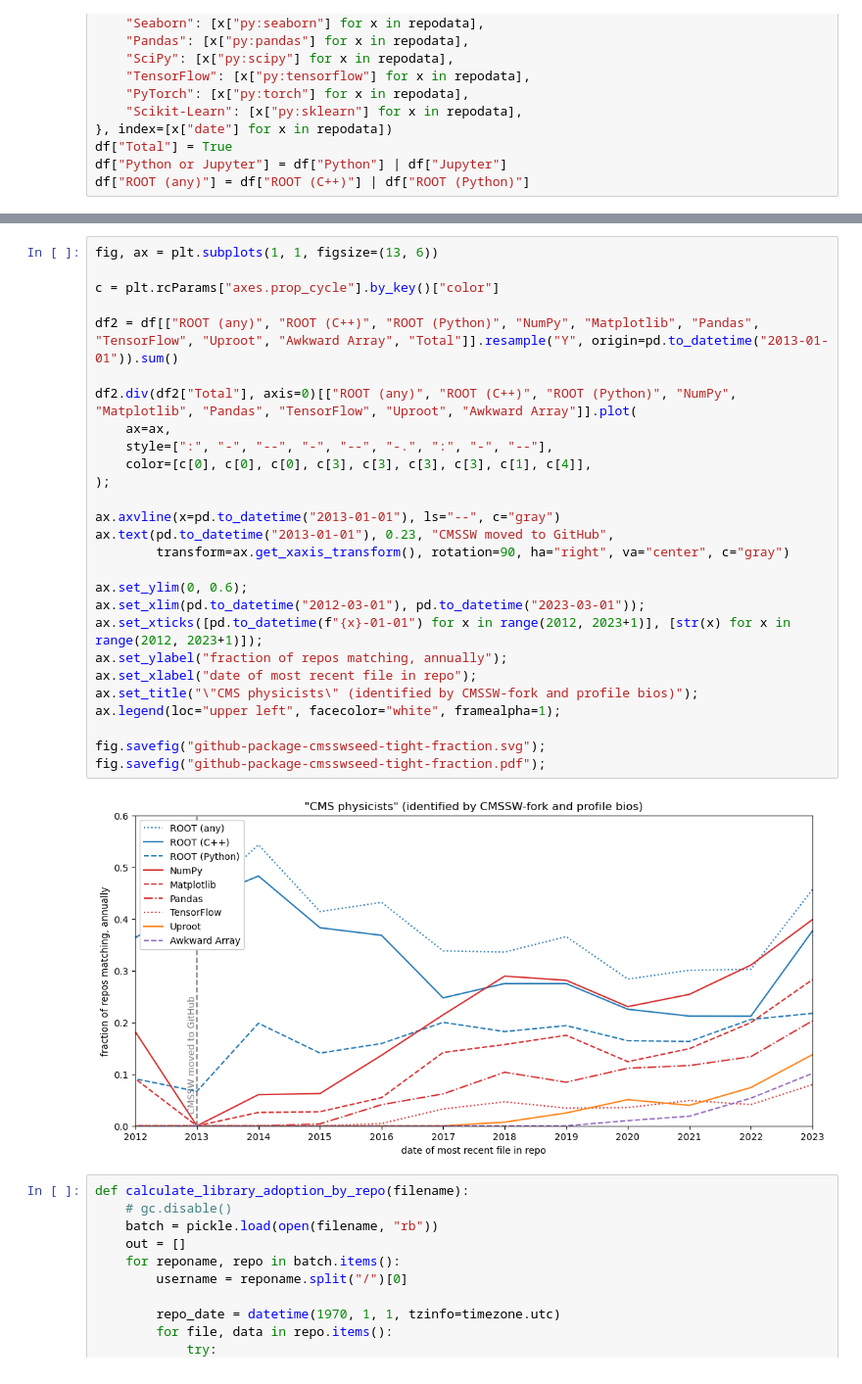
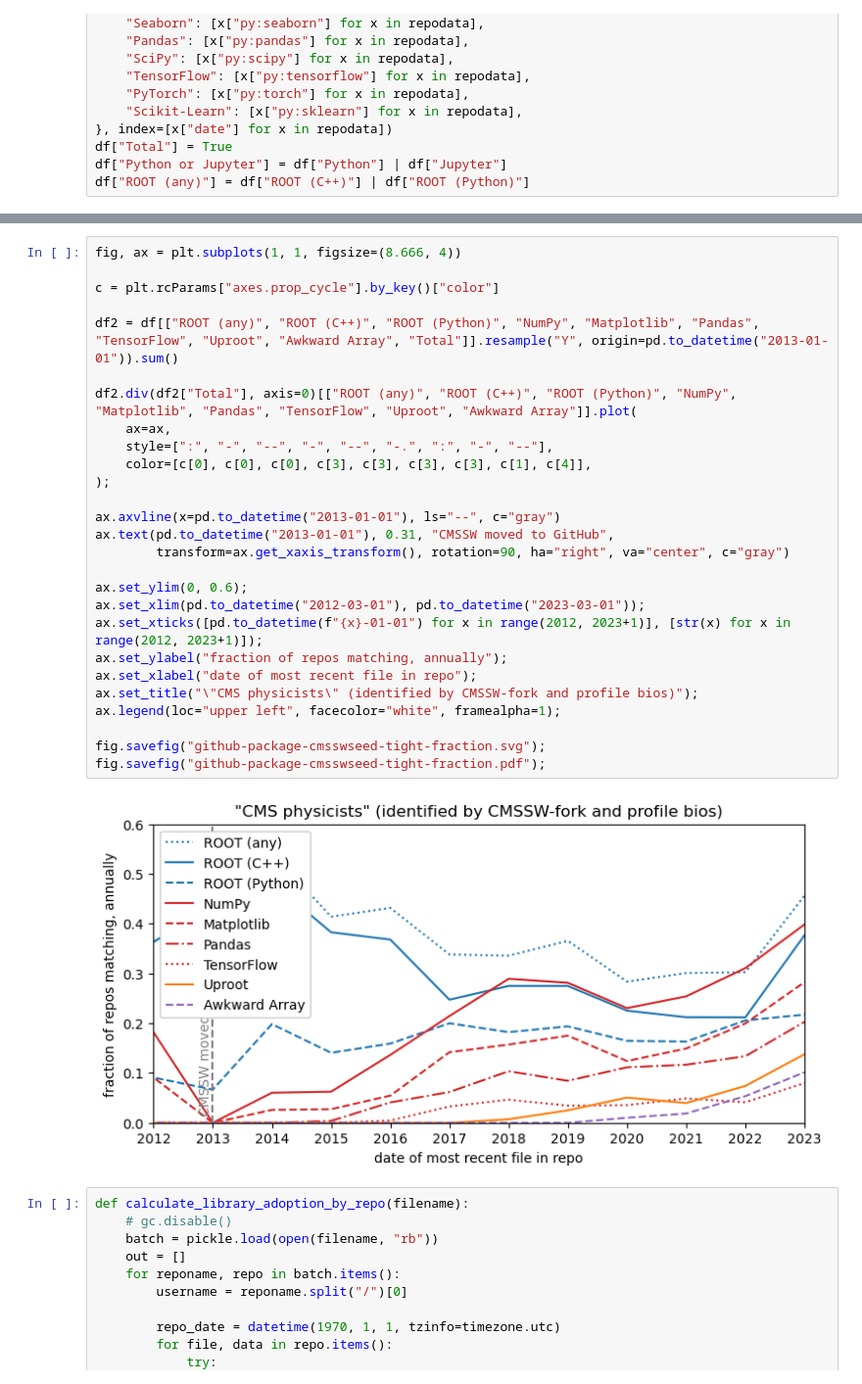
Before and after one commit to jpivarski-talks/2023-05-09-chep23-analysis-of-physicists, a Jupyter notebook: analysis/analysis-1.ipynb, the cells around one changed output, grey strips where cells are left out. Shown at 98% size. Drawn from its saved outputs; the diff is of its cells as text.

```diff
--- a/analysis/analysis-1.ipynb
+++ b/analysis/analysis-1.ipynb
@@ -1003,32 +1003,32 @@ fig.savefig("github-language-cmsswseed-tight-fraction.pdf");
 # %%
-fig, ax = plt.subplots(1, 1, figsize=(13, 6))
+fig, ax = plt.subplots(1, 1, figsize=(8.666, 4))
 
 c = plt.rcParams["axes.prop_cycle"].by_key()["color"]
 
 df2 = df[["ROOT (any)", "ROOT (C++)", "ROOT (Python)", "NumPy", "Matplotlib", "Pandas", "TensorFlow", "Uproot", "Awkward Array", "Total"]].resample("Y", origin=pd.to_datetime("2013-01-01")).sum()
 
 df2.div(df2["Total"], axis=0)[["ROOT (any)", "ROOT (C++)", "ROOT (Python)", "NumPy", "Matplotlib", "Pandas", "TensorFlow", "Uproot", "Awkward Array"]].plot(
     ax=ax,
     style=[":", "-", "--", "-", "--", "-.", ":", "-", "--"],
     color=[c[0], c[0], c[0], c[3], c[3], c[3], c[3], c[1], c[4]],
 );
 
 ax.axvline(x=pd.to_datetime("2013-01-01"), ls="--", c="gray")
-ax.text(pd.to_datetime("2013-01-01"), 0.23, "CMSSW moved to GitHub",
+ax.text(pd.to_datetime("2013-01-01"), 0.31, "CMSSW moved to GitHub",
         transform=ax.get_xaxis_transform(), rotation=90, ha="right", va="center", c="gray")
 
 ax.set_ylim(0, 0.6);
 ax.set_xlim(pd.to_datetime("2012-03-01"), pd.to_datetime("2023-03-01"));
 ax.set_xticks([pd.to_datetime(f"{x}-01-01") for x in range(2012, 2023+1)], [str(x) for x in range(2012, 2023+1)]);
 ax.set_ylabel("fraction of repos matching, annually");
 ax.set_xlabel("date of most recent file in repo");
 ax.set_title("\"CMS physicists\" (identified by CMSSW-fork and profile bios)");
 ax.legend(loc="upper left", facecolor="white", framealpha=1);
 
 fig.savefig("github-package-cmsswseed-tight-fraction.svg");
 fig.savefig("github-package-cmsswseed-tight-fraction.pdf");
 # %% [output]
-[figure, old version]
+[figure, new version]
 # %%
 def calculate_library_adoption_by_repo(filename):
     # gc.disable()
```
Also changed, not shown: parts of 16 cells of this notebook, 25 other files.
